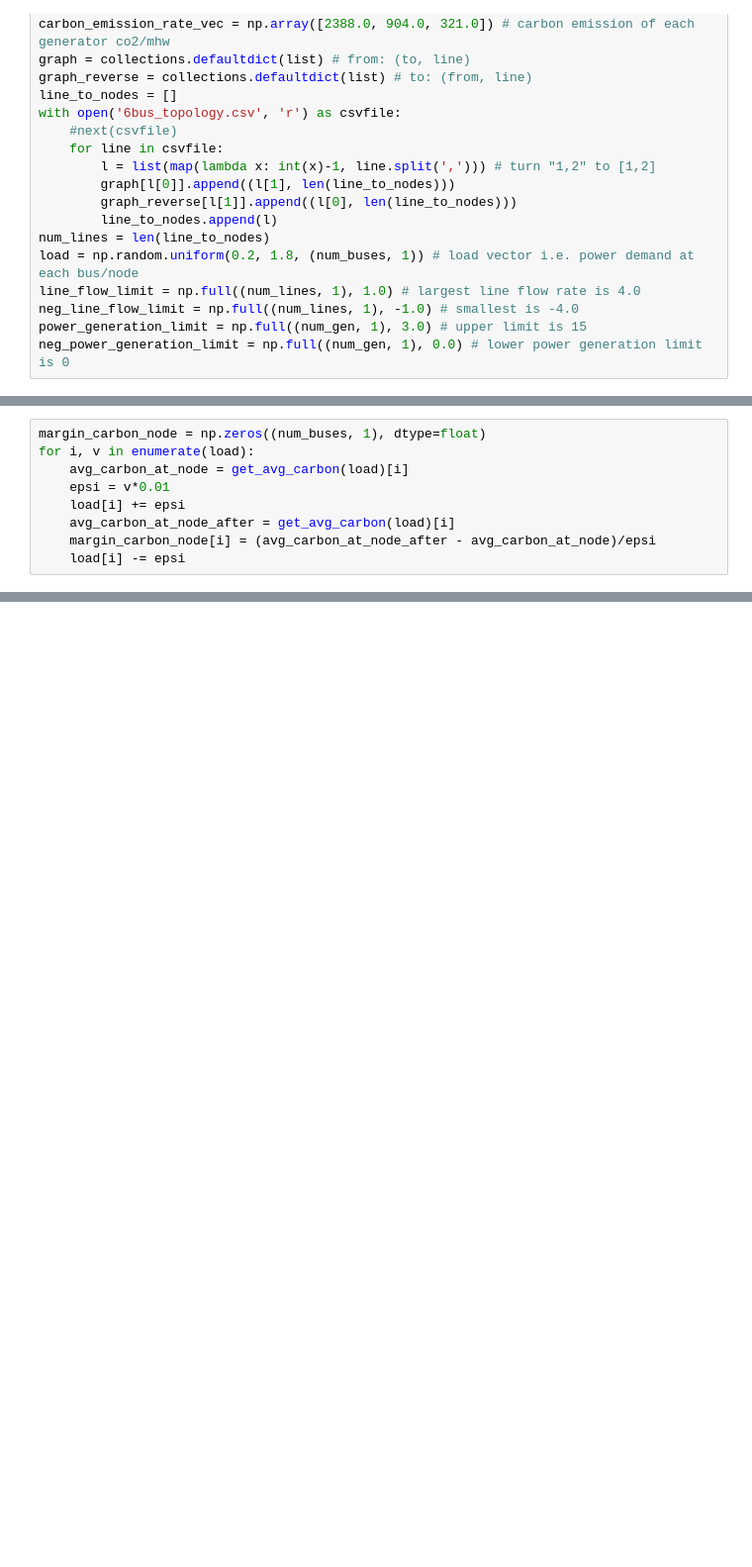
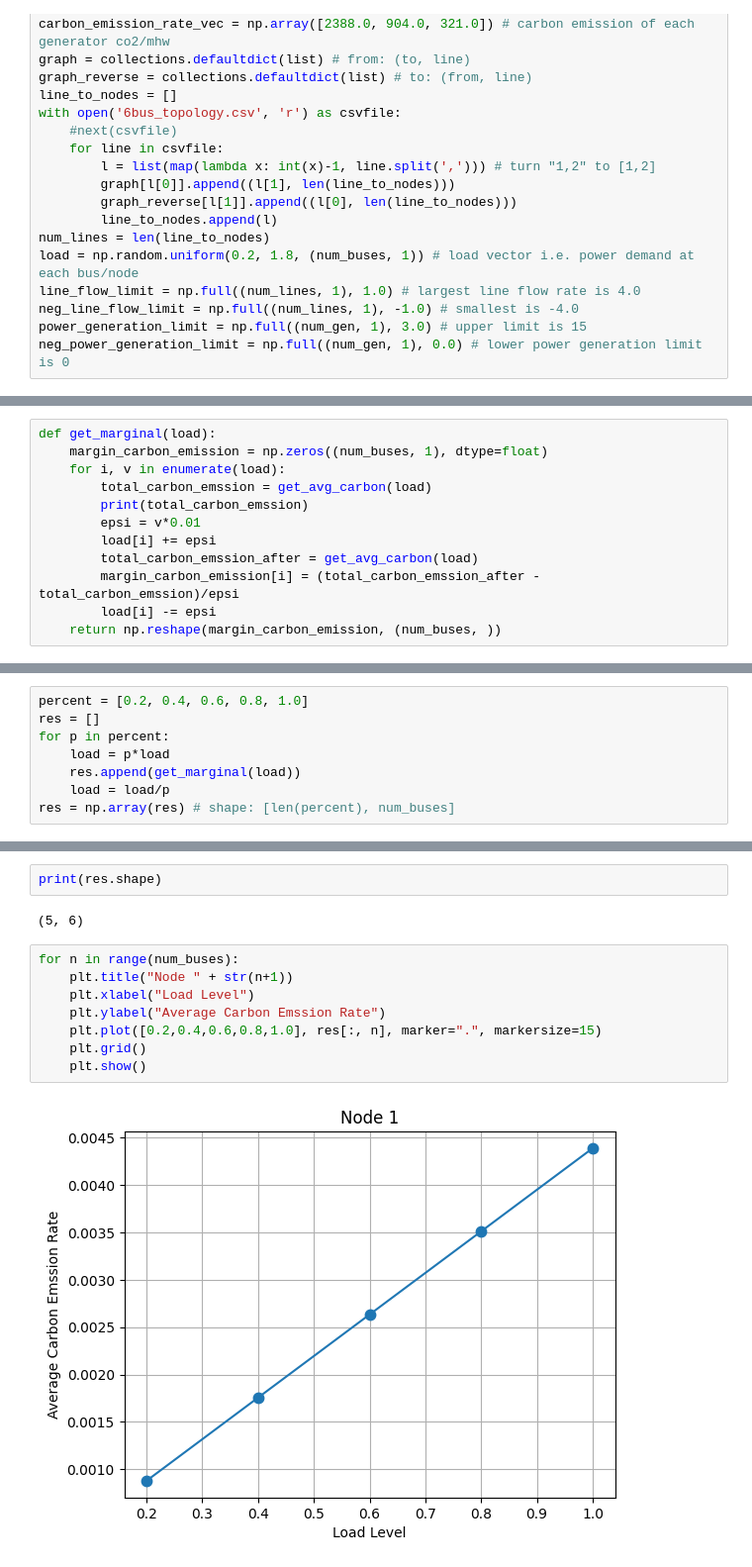
Before and after one commit to yuqing5/Carbon_Emission_Power_Grids, a Jupyter notebook: Yuqing_marginal.ipynb, the cells around one changed output, grey strips where cells are left out. Shown at 99% size. Saved outputs shown, nothing was run; the diff lists cells and outputs as text; blank space fills up the shorter version.

Commit message:
Fix the marginal carbon emission formula

```diff
--- a/Yuqing_marginal.ipynb
+++ b/Yuqing_marginal.ipynb
@@ -132,9 +128,12 @@ def get_avg_carbon(load):
 # %%
-margin_carbon_node = np.zeros((num_buses, 1), dtype=float)
-for i, v in enumerate(load):
-    avg_carbon_at_node = get_avg_carbon(load)[i]
-    epsi = v*0.01
-    load[i] += epsi
-    avg_carbon_at_node_after = get_avg_carbon(load)[i]
-    margin_carbon_node[i] = (avg_carbon_at_node_after - avg_carbon_at_node)/epsi
-    load[i] -= epsi
+def get_marginal(load):
+    margin_carbon_emission = np.zeros((num_buses, 1), dtype=float)
+    for i, v in enumerate(load):
+        total_carbon_emssion = get_avg_carbon(load)
+        print(total_carbon_emssion)
+        epsi = v*0.01
+        load[i] += epsi
+        total_carbon_emssion_after = get_avg_carbon(load)
+        margin_carbon_emission[i] = (total_carbon_emssion_after - total_carbon_emssion)/epsi
+        load[i] -= epsi
+    return np.reshape(margin_carbon_emission, (num_buses, ))
@@ -151,0 +140,8 @@ Marginal Carbon Emission Rate at each bus is [[   0.    -603.365 -181.578 -430.5
+# %%
+percent = [0.2, 0.4, 0.6, 0.8, 1.0]
+res = []
+for p in percent:
+    load = p*load
+    res.append(get_marginal(load))
+    load = load/p
+res = np.array(res) # shape: [len(percent), num_buses]
@@ -151,0 +176,14 @@ Marginal Carbon Emission Rate at each bus is [[   0.    -603.365 -181.578 -430.5
+# %%
+print(res.shape)
+# %% [output]
+(5, 6)
+# %%
+for n in range(num_buses):
+    plt.title("Node " + str(n+1))
+    plt.xlabel("Load Level")
+    plt.ylabel("Average Carbon Emssion Rate")
+    plt.plot([0.2,0.4,0.6,0.8,1.0], res[:, n], marker=".", markersize=15)
+    plt.grid()
+    plt.show()
+# %% [output]
+[figure, added]
```
Also changed, not shown: parts of 7 cells of this notebook, 1 other file.
